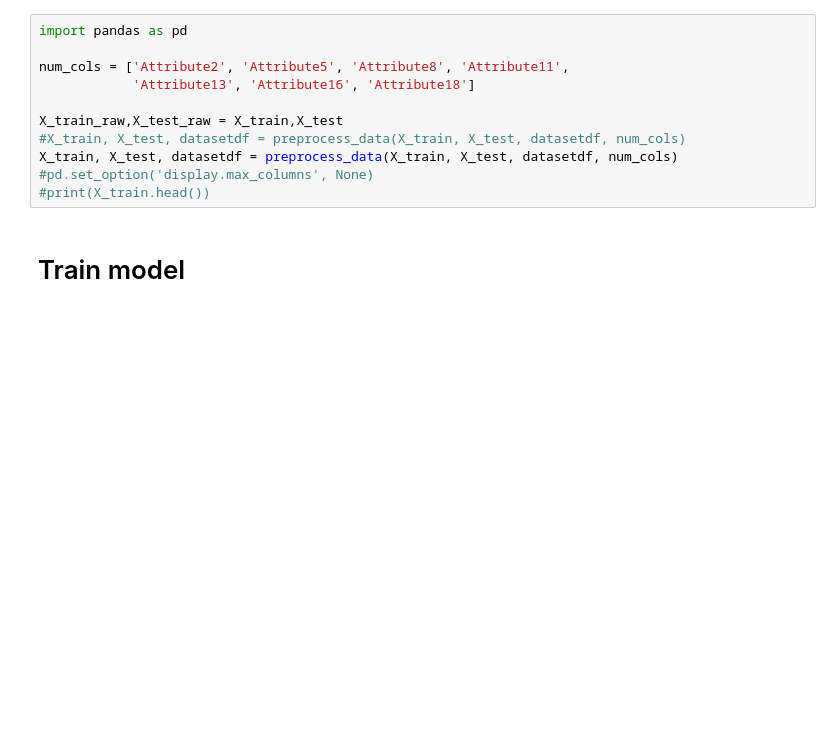
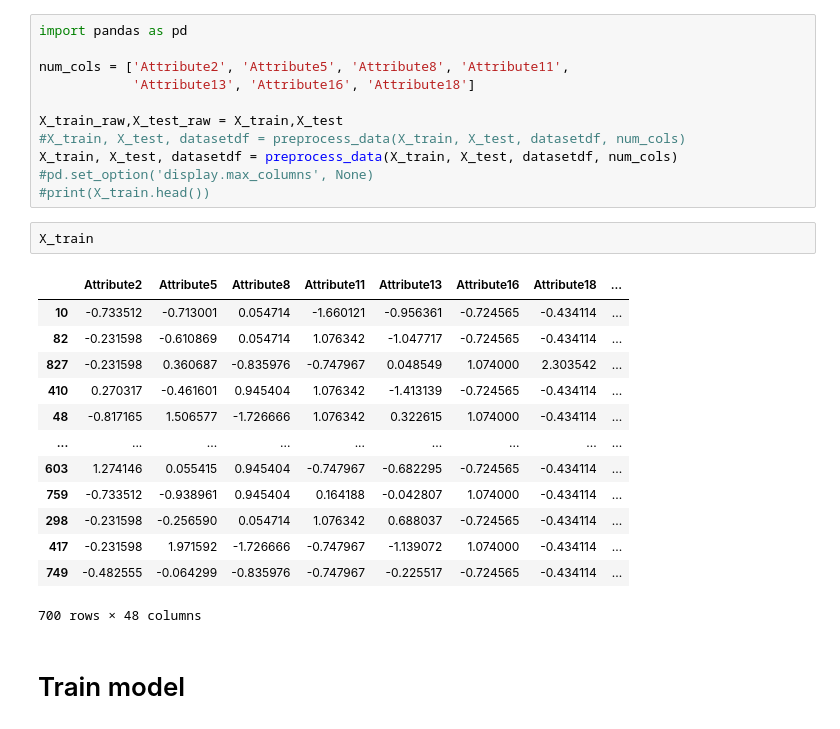
Before and after one commit to Anushka15/cf-enhancement-xai, a Jupyter notebook: notebooks/run_pipeline.ipynb, the cells around one changed output. Cells and saved outputs as stored; diff of their text form; blank space fills up the shorter version.

```diff
--- a/notebooks/run_pipeline.ipynb
+++ b/notebooks/run_pipeline.ipynb
@@ -23,6 +23,22 @@ X_train_raw,X_test_raw = X_train,X_test
 X_train, X_test, datasetdf = preprocess_data(X_train, X_test, datasetdf, num_cols)
 #pd.set_option('display.max_columns', None)
 #print(X_train.head())
+# %%
+X_train
+# %% [output]
+|  | Attribute2 | Attribute5 | Attribute8 | Attribute11 | Attribute13 | Attribute16 | Attribute18 | ... |
+| 10 | -0.733512 | -0.713001 | 0.054714 | -1.660121 | -0.956361 | -0.724565 | -0.434114 | ... |
+| 82 | -0.231598 | -0.610869 | 0.054714 | 1.076342 | -1.047717 | -0.724565 | -0.434114 | ... |
+| 827 | -0.231598 | 0.360687 | -0.835976 | -0.747967 | 0.048549 | 1.074000 | 2.303542 | ... |
+| 410 | 0.270317 | -0.461601 | 0.945404 | 1.076342 | -1.413139 | -0.724565 | -0.434114 | ... |
+| 48 | -0.817165 | 1.506577 | -1.726666 | 1.076342 | 0.322615 | 1.074000 | -0.434114 | ... |
+| ... | ... | ... | ... | ... | ... | ... | ... | ... |
+| 603 | 1.274146 | 0.055415 | 0.945404 | -0.747967 | -0.682295 | -0.724565 | -0.434114 | ... |
+| 759 | -0.733512 | -0.938961 | 0.945404 | 0.164188 | -0.042807 | 1.074000 | -0.434114 | ... |
+| 298 | -0.231598 | -0.256590 | 0.054714 | 1.076342 | 0.688037 | -0.724565 | -0.434114 | ... |
+| 417 | -0.231598 | 1.971592 | -1.726666 | -0.747967 | -1.139072 | 1.074000 | -0.434114 | ... |
+| 749 | -0.482555 | -0.064299 | -0.835976 | -0.747967 | -0.225517 | -0.724565 | -0.434114 | ... |
+700 rows × 48 columns
 # %% [markdown]
 # Train model
 # %%
```
Also changed, not shown: parts of 12 cells of this notebook, 1 other file.
